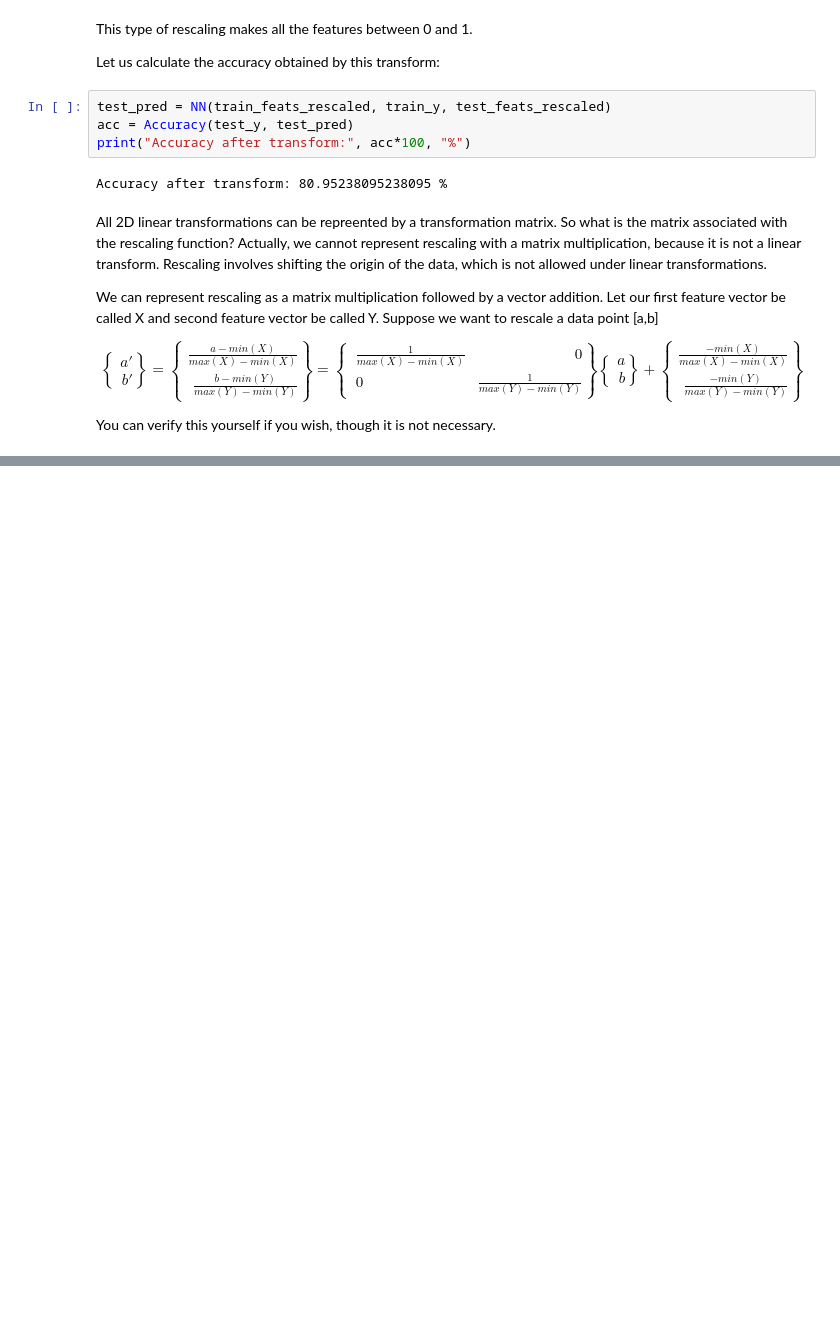
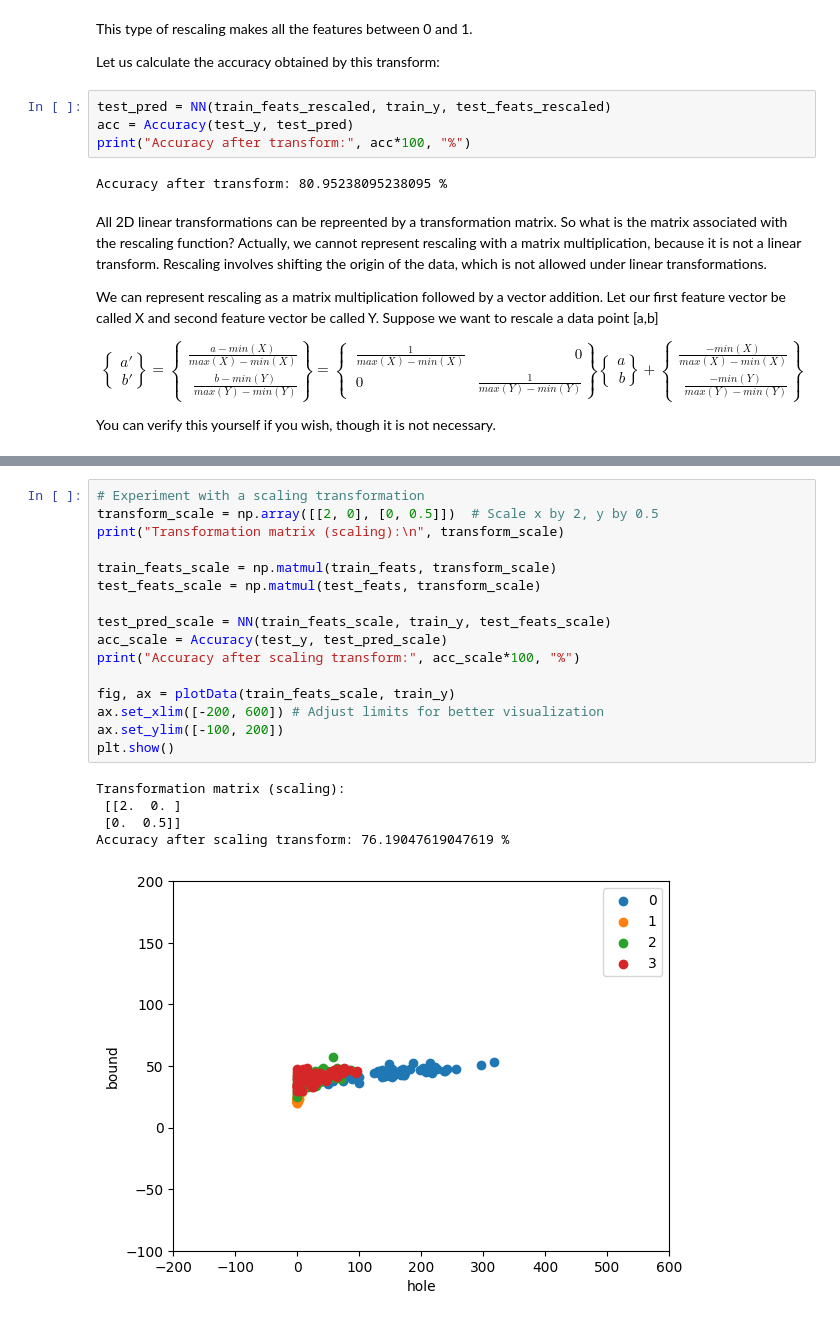
Before and after one commit to poojaa-29/FMML_Projects_and_Labs_2025, a Jupyter notebook: AIML_Module_01_Lab_04_Transforming_data_using_linear_algebra.ipynb, the cells around one changed output, grey strips where cells are left out. Cells and saved outputs as stored; diff of their text form; blank space fills up the shorter version.

```diff
--- a/AIML_Module_01_Lab_04_Transforming_data_using_linear_algebra.ipynb
+++ b/AIML_Module_01_Lab_04_Transforming_data_using_linear_algebra.ipynb
@@ -479,0 +526,22 @@ You can verify this yourself if you wish, though it is not necessary.
+# %%
+# Experiment with a scaling transformation
+transform_scale = np.array([[2, 0], [0, 0.5]])  # Scale x by 2, y by 0.5
+print("Transformation matrix (scaling):\n", transform_scale)
+
+train_feats_scale = np.matmul(train_feats, transform_scale)
+test_feats_scale = np.matmul(test_feats, transform_scale)
+
+test_pred_scale = NN(train_feats_scale, train_y, test_feats_scale)
+acc_scale = Accuracy(test_y, test_pred_scale)
+print("Accuracy after scaling transform:", acc_scale*100, "%")
+
+fig, ax = plotData(train_feats_scale, train_y)
+ax.set_xlim([-200, 600]) # Adjust limits for better visualization
+ax.set_ylim([-100, 200])
+plt.show()
+# %% [output]
+Transformation matrix (scaling):
+ [[2.  0. ]
+ [0.  0.5]]
+Accuracy after scaling transform: 76.19047619047619 %
+[figure, added]
```
Also changed, not shown: parts of 4 cells of this notebook.
